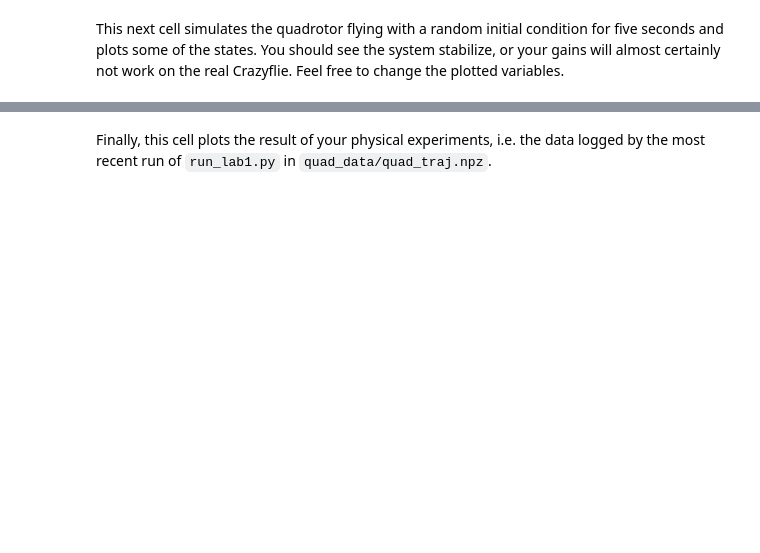
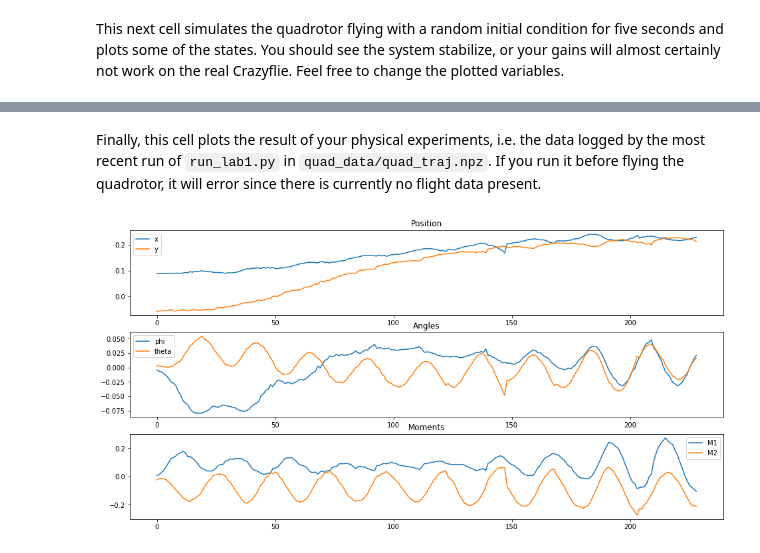
Before and after one commit to irom-lab/MAE345-Student, a Jupyter notebook: Lab2.ipynb, the cells around one changed output, grey strips where cells are left out. Cells and saved outputs as stored; diff of their text form; code cells hidden in the pictures; blank space fills up the shorter version.

```diff
--- a/Lab2.ipynb
+++ b/Lab2.ipynb
@@ -165,2 +110,29 @@ HTML(animate_quad(0.1, states).to_html5_video())
 # %% [markdown]
-Finally, this cell plots the result of your physical experiments, i.e. the data logged by the most recent run of `run_lab1.py` in `quad_data/quad_traj.npz`.
+Finally, this cell plots the result of your physical experiments, i.e. the data logged by the most recent run of `run_lab1.py` in `quad_data/quad_traj.npz`. If you run it before flying the quadrotor, it will error since there is currently no flight data present.
+# %%
+import os
+
+if os.path.isfile('quad_data/quad_traj.npz'):
+    npzfile = np.load('quad_data/quad_traj.npz')
+
+    plt.rcParams["figure.figsize"] = (16,8)
+    fig = plt.figure()
+
+    ax = fig.add_subplot(311, title='Position')
+    ax.plot(npzfile['e_x'], label='x')
+    ax.plot(npzfile['e_y'], label='y')
+    ax.legend()
+
+    ax = fig.add_subplot(312, title='Angles')
+    ax.plot(npzfile['e_roll'], label='phi')
+    ax.plot(npzfile['e_pitch'], label='theta')
+    ax.legend()
+
+    ax = fig.add_subplot(313, title='Moments')
+    ax.plot(npzfile['u2_pwm'] / (2 ** 15), label='M1')
+    ax.plot(npzfile['u3_pwm'] / (2 ** 15), label='M2')
+    ax.legend()
+else:
+    print('No flight data found.')
+# %% [output]
+[figure, added]
```
Also changed, not shown: parts of 31 cells of this notebook, 1 other file.
